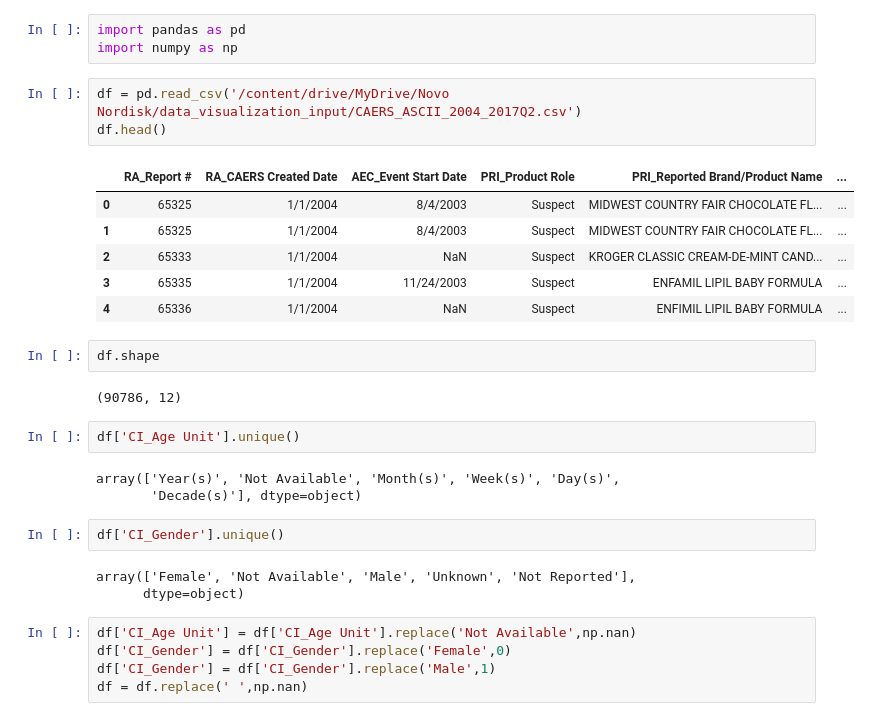
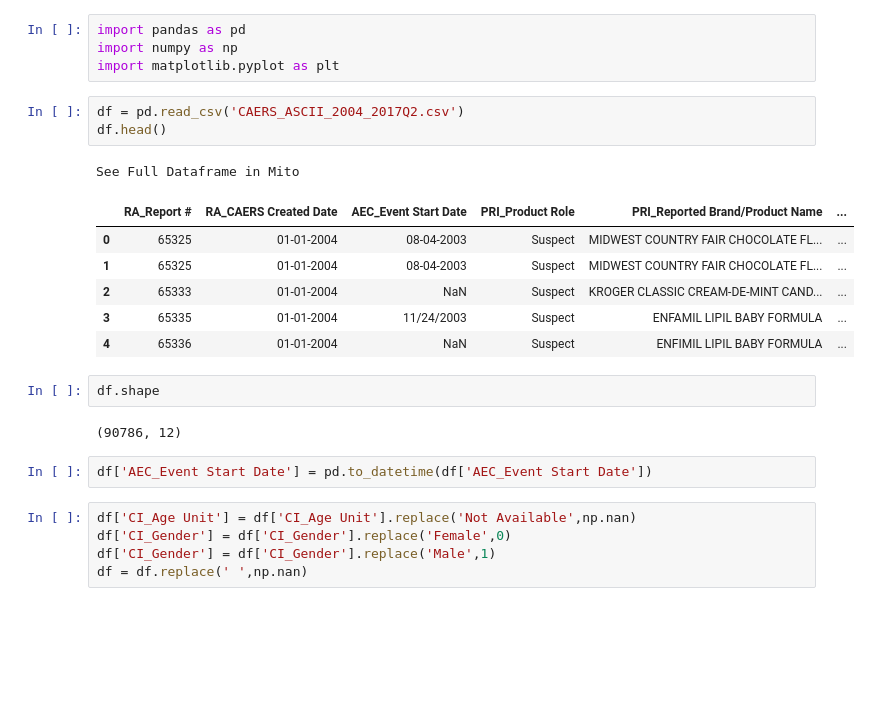
Before and after one commit to narsimrao/Novo_nordisk_comp, a Jupyter notebook: Novo_Nordisk_competition.ipynb, the cells around one changed output. Saved outputs shown, nothing was run; the diff lists cells and outputs as text; blank space fills up the shorter version.

```diff
--- a/Novo_Nordisk_competition.ipynb
+++ b/Novo_Nordisk_competition.ipynb
@@ -1,30 +1,24 @@
 # %%
 import pandas as pd
 import numpy as np
+import matplotlib.pyplot as plt
 # %%
-df = pd.read_csv('/content/drive/MyDrive/Novo Nordisk/data_visualization_input/CAERS_ASCII_2004_2017Q2.csv')
+df = pd.read_csv('CAERS_ASCII_2004_2017Q2.csv')
 df.head()
 # %% [output]
+See Full Dataframe in Mito
 |  | RA_Report # | RA_CAERS Created Date | AEC_Event Start Date | PRI_Product Role | PRI_Reported Brand/Product Name | ... |
-| 0 | 65325 | 1/1/2004 | 8/4/2003 | Suspect | MIDWEST COUNTRY FAIR CHOCOLATE FL... | ... |
-| 1 | 65325 | 1/1/2004 | 8/4/2003 | Suspect | MIDWEST COUNTRY FAIR CHOCOLATE FL... | ... |
-| 2 | 65333 | 1/1/2004 | NaN | Suspect | KROGER CLASSIC CREAM-DE-MINT CAND... | ... |
-| 3 | 65335 | 1/1/2004 | 11/24/2003 | Suspect | ENFAMIL LIPIL BABY FORMULA | ... |
-| 4 | 65336 | 1/1/2004 | NaN | Suspect | ENFIMIL LIPIL BABY FORMULA | ... |
+| 0 | 65325 | 01-01-2004 | 08-04-2003 | Suspect | MIDWEST COUNTRY FAIR CHOCOLATE FL... | ... |
+| 1 | 65325 | 01-01-2004 | 08-04-2003 | Suspect | MIDWEST COUNTRY FAIR CHOCOLATE FL... | ... |
+| 2 | 65333 | 01-01-2004 | NaN | Suspect | KROGER CLASSIC CREAM-DE-MINT CAND... | ... |
+| 3 | 65335 | 01-01-2004 | 11/24/2003 | Suspect | ENFAMIL LIPIL BABY FORMULA | ... |
+| 4 | 65336 | 01-01-2004 | NaN | Suspect | ENFIMIL LIPIL BABY FORMULA | ... |
 # %%
 df.shape
 # %% [output]
 (90786, 12)
-# %%
-df['CI_Age Unit'].unique()
-# %% [output]
-array(['Year(s)', 'Not Available', 'Month(s)', 'Week(s)', 'Day(s)',
-       'Decade(s)'], dtype=object)
-# %%
-df['CI_Gender'].unique()
-# %% [output]
-array(['Female', 'Not Available', 'Male', 'Unknown', 'Not Reported'],
-      dtype=object)
+# %%
+df['AEC_Event Start Date'] = pd.to_datetime(df['AEC_Event Start Date'])
 # %%
 df['CI_Age Unit'] = df['CI_Age Unit'].replace('Not Available',np.nan)
 df['CI_Gender'] = df['CI_Gender'].replace('Female',0)
```
Also changed, not shown: parts of 29 cells of this notebook.
